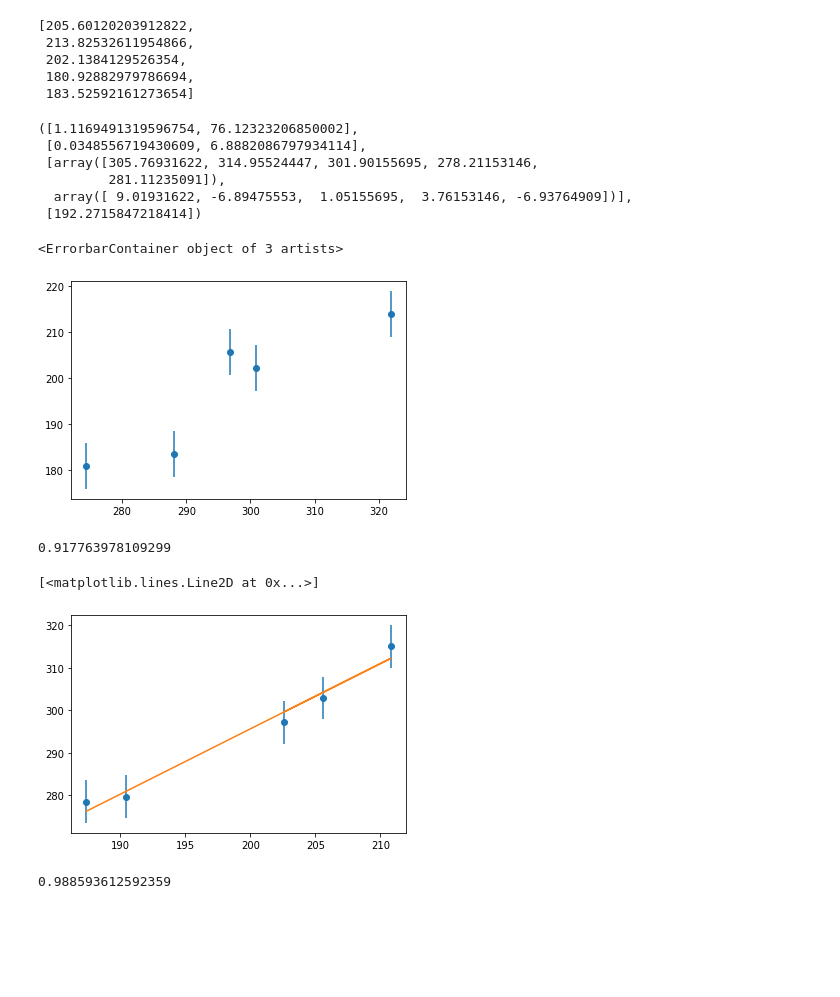
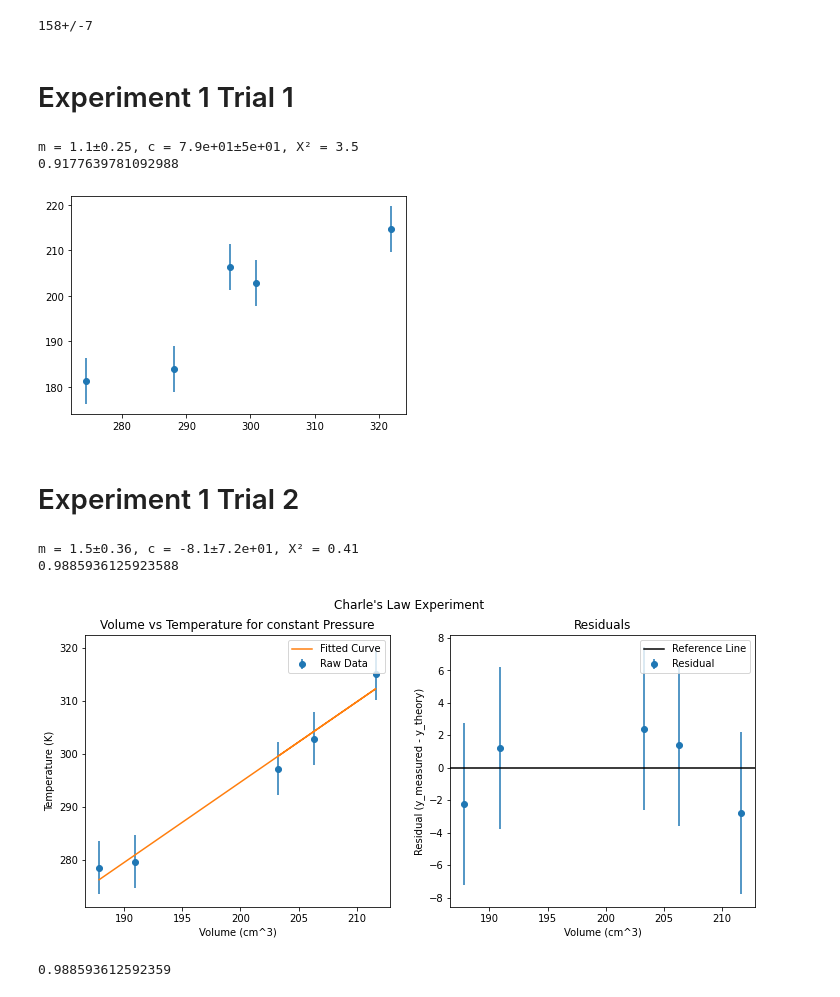
Before and after one commit to AyushmaanAggarwal/Physics-5CL, a Jupyter notebook: Lab 07/Lab 7.ipynb, the cells around one changed output. Cells and saved outputs as stored; diff of their text form; code cells hidden in the pictures; blank space fills up the shorter version.

```diff
--- a/Lab 07/Lab 7.ipynb
+++ b/Lab 07/Lab 7.ipynb
@@ -7,49 +8,67 @@ import matplotlib.pyplot as plt
 import DataAnalysis as da
+# %%
+# Calculate Metal Tube Volume
+caliperError = .1
+metalTubeHeight = ufloat(11.04, caliperError)
+metalTubeDiameter = ufloat(4.5, caliperError)
+rubberStoperInsertion = ufloat(1.13, caliperError)
+metalTubeVolume = (metalTubeHeight - rubberStoperInsertion)*(metalTubeDiameter/2.0)**2*np.pi
+print(metalTubeVolume)
+# %% [output]
+158+/-7
 # %%
-metalTubeVolume = 157.6
 tubeOffset = 7.4 # revise as needed
-volumeInGlass = lambda x: (3.32/2)**2*np.pi*(x+.64)
+volumeInGlass = lambda x: (ufloat(3.35, .01)/2)**2*np.pi*(x+ufloat(.64, .01))
 volume_func = lambda x: volumeInGlass(x) +  tubeOffset + metalTubeVolume
+# %% [markdown]
+# Experiment 1 Trial 1
 # %%
 height_markers = [40.5, 50, 36.5, 12, 15]
 volume = [volume_func(x/10) for x in height_markers]
 temp = [x+273.15 for x in [23.6, 48.7, 27.7, 1.3, 14.9]]
-# %%
-volume
-# %% [output]
-[205.60120203912822,
- 213.82532611954866,
- 202.1384129526354,
- 180.92882979786694,
- 183.52592161273654]
 # %%
-da.weighted_least_squares_linear(volume, temp, np.ones(len(temp)))
+volume_val, volume_error = da.seperate_uncertainty_array(volume)
+[m, c], [m_err, c_err], [y_pred, res], [chi_squared] = da.weighted_least_squares_linear(volume_val, temp, volume_error)
+print(da.correlation_coefficients(temp, volume_val))
 # %% [output]
-([1.1169491319596754, 76.12323206850002],
- [0.0348556719430609, 6.8882086797934114],
- [array([305.76931622, 314.95524447, 301.90155695, 278.21153146,
-         281.11235091]),
-  array([ 9.01931622, -6.89475553,  1.05155695,  3.76153146, -6.93764909])],
- [192.2715847218414])
+m = 1.1±0.25, c = 7.9e+01±5e+01, Χ² = 3.5
+0.9177639781092988
 # %%
-plt.errorbar(temp, volume, fmt="o", yerr= 5)
+plt.errorbar(temp, volume_val, fmt="o", yerr= 5)
+plt.show()
 # %% [output]
-<ErrorbarContainer object of 3 artists>
-[figure, old version]
+[figure, new version]
-# %%
-da.correlation_coefficients(temp, volume)
-# %% [output]
-0.917763978109299
+# %% [markdown]
+# Experiment 1 Trial 2
 # %%
 height_markers2 = [37, 46.5, 40.5, 23, 19.5]
 volume2 = [volume_func(x/10) for x in height_markers2]
 temp2 = [x+273.15 for x in [24, 41.9, 29.7, 6.5, 5.3]]
+# %%
+volume_val, volume_error = da.seperate_uncertainty_array(volume2)
+[m, c], [m_err, c_err], [y_pred, res], [chi_squared] = da.weighted_least_squares_linear(volume_val, temp2, volume_error)
+print(da.correlation_coefficients(temp2, volume_val))
+# %% [output]
+m = 1.5±0.36, c = -8.1±7.2e+01, Χ² = 0.41
+0.9885936125923588
 # %%
-plt.errorbar(volume2,temp2,  fmt="o", yerr= 5)
-plt.plot(volume2, y_pred)
+fig, ax = plt.subplots(1,2, figsize=(12, 5))
+fig.suptitle("Charle's Law Experiment")
+ax[0].set_title("Volume vs Temperature for constant Pressure")
+ax[0].set_xlabel("Volume (cm^3)")
+ax[0].set_ylabel("Temperature (K)")
+ax[0].errorbar(volume_val, temp2, fmt="o", yerr= 5, label="Raw Data")
+ax[0].plot(volume_val, y_pred, label="Fitted Curve")
+ax[1].set_title("Residuals")
+ax[1].set_xlabel("Volume (cm^3)")
+ax[1].set_ylabel("Residual (y_measured - y_theory)")
+ax[1].errorbar(volume_val, res, fmt="o", yerr= 5, label="Residual")
+ax[1].axhline(0, color="black", label="Reference Line")
+ax[0].legend()
+ax[1].legend()
+fig.show()
 # %% [output]
-[<matplotlib.lines.Line2D at 0x...>]
-[figure, old version]
+[figure, new version]
 # %%
 da.correlation_coefficients(temp2, volume2)
 # %% [output]
```
Also changed, not shown: parts of 4 cells of this notebook, 1 other file.
